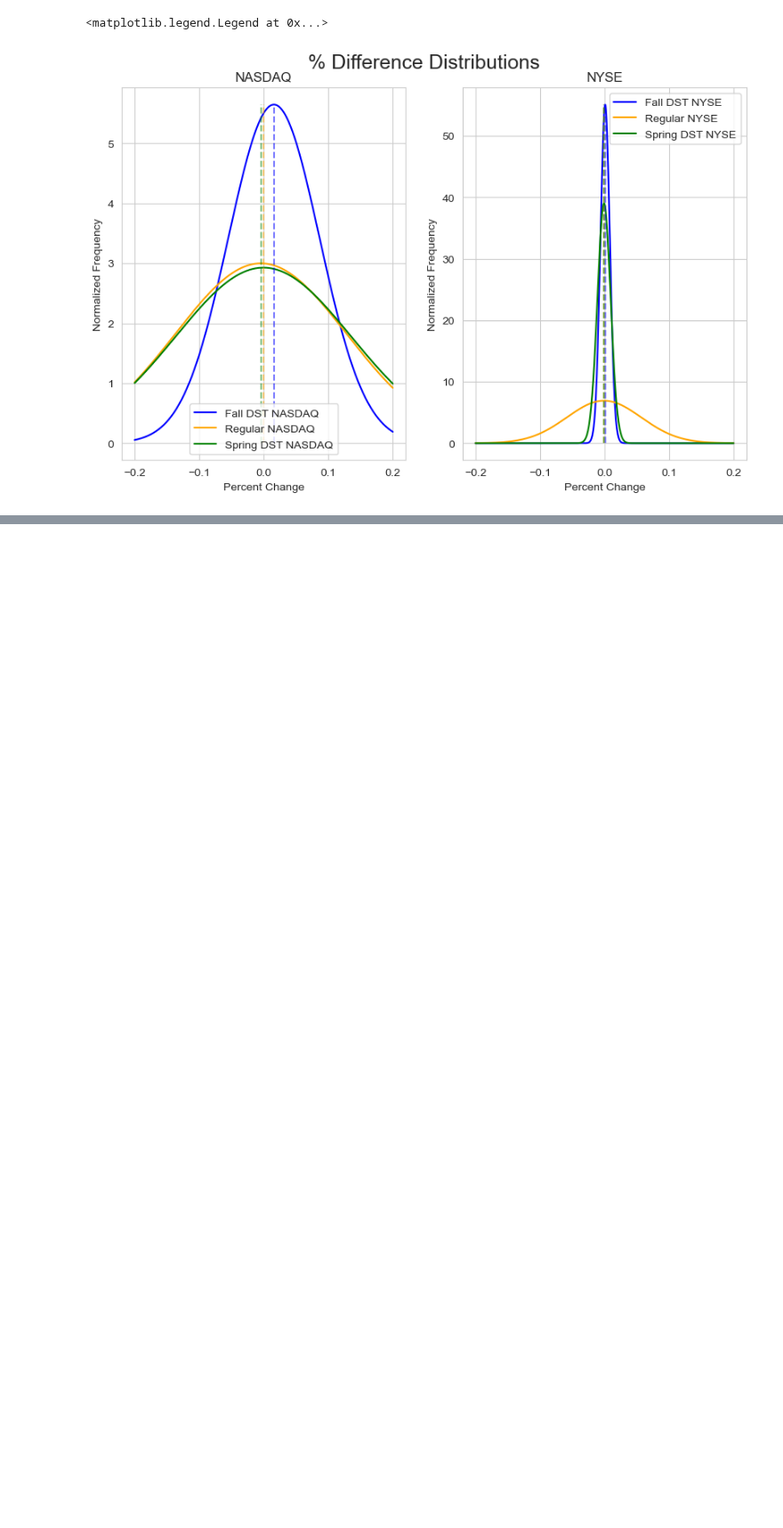
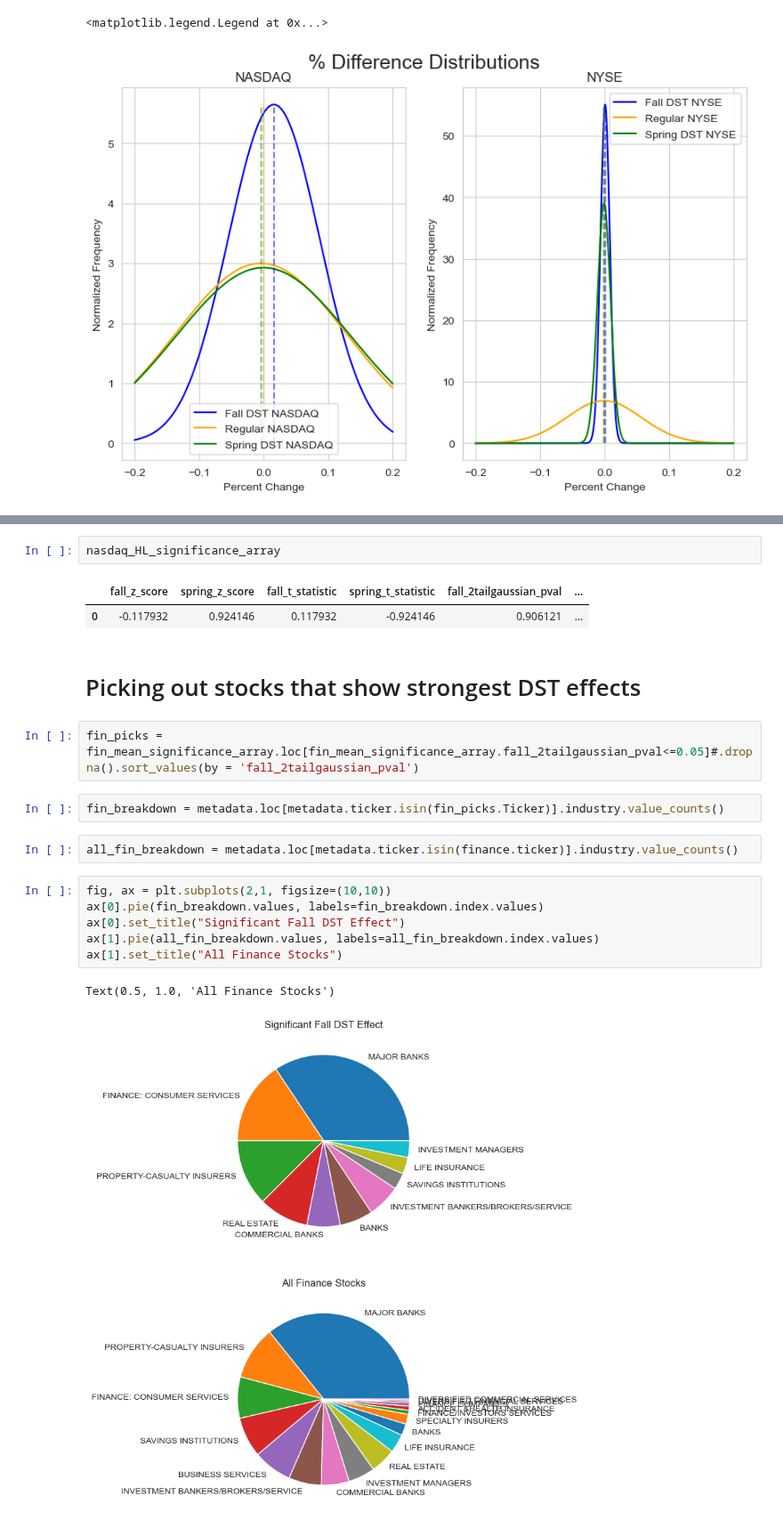
Before and after one commit to ghuckabe/DSTMarketAnalysis, a Jupyter notebook: model_exploration_gabby.ipynb, the cells around one changed output, grey strips where cells are left out. Shown at 89% size. Cells and saved outputs as stored; diff of their text form; blank space fills up the shorter version.

```diff
--- a/model_exploration_gabby.ipynb
+++ b/model_exploration_gabby.ipynb
@@ -979,0 +996,22 @@ ax1.legend()
+# %%
+nasdaq_HL_significance_array
+# %% [output]
+|  | fall_z_score | spring_z_score | fall_t_statistic | spring_t_statistic | fall_2tailgaussian_pval | ... |
+| 0 | -0.117932 | 0.924146 | 0.117932 | -0.924146 | 0.906121 | ... |
+# %% [markdown]
+# Picking out stocks that show strongest DST effects
+# %%
+fin_picks = fin_mean_significance_array.loc[fin_mean_significance_array.fall_2tailgaussian_pval<=0.05]#.dropna().sort_values(by = 'fall_2tailgaussian_pval')
+# %%
+fin_breakdown = metadata.loc[metadata.ticker.isin(fin_picks.Ticker)].industry.value_counts()
+# %%
+all_fin_breakdown = metadata.loc[metadata.ticker.isin(finance.ticker)].industry.value_counts()
+# %%
+fig, ax = plt.subplots(2,1, figsize=(10,10))
+ax[0].pie(fin_breakdown.values, labels=fin_breakdown.index.values)
+ax[0].set_title("Significant Fall DST Effect")
+ax[1].pie(all_fin_breakdown.values, labels=all_fin_breakdown.index.values)
+ax[1].set_title("All Finance Stocks")
+# %% [output]
+Text(0.5, 1.0, 'All Finance Stocks')
+[figure, added]
```
Also changed, not shown: parts of 40 cells of this notebook.
